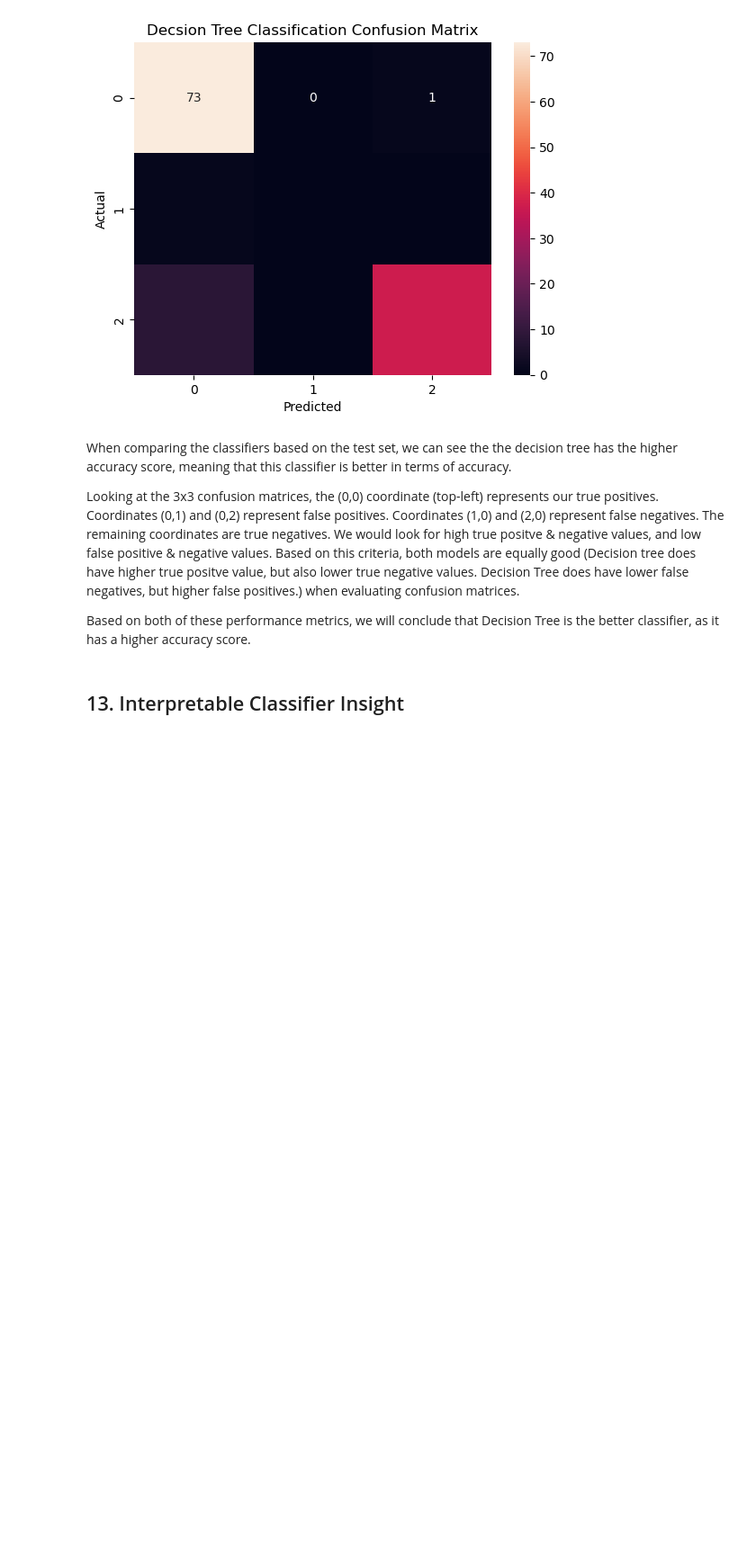
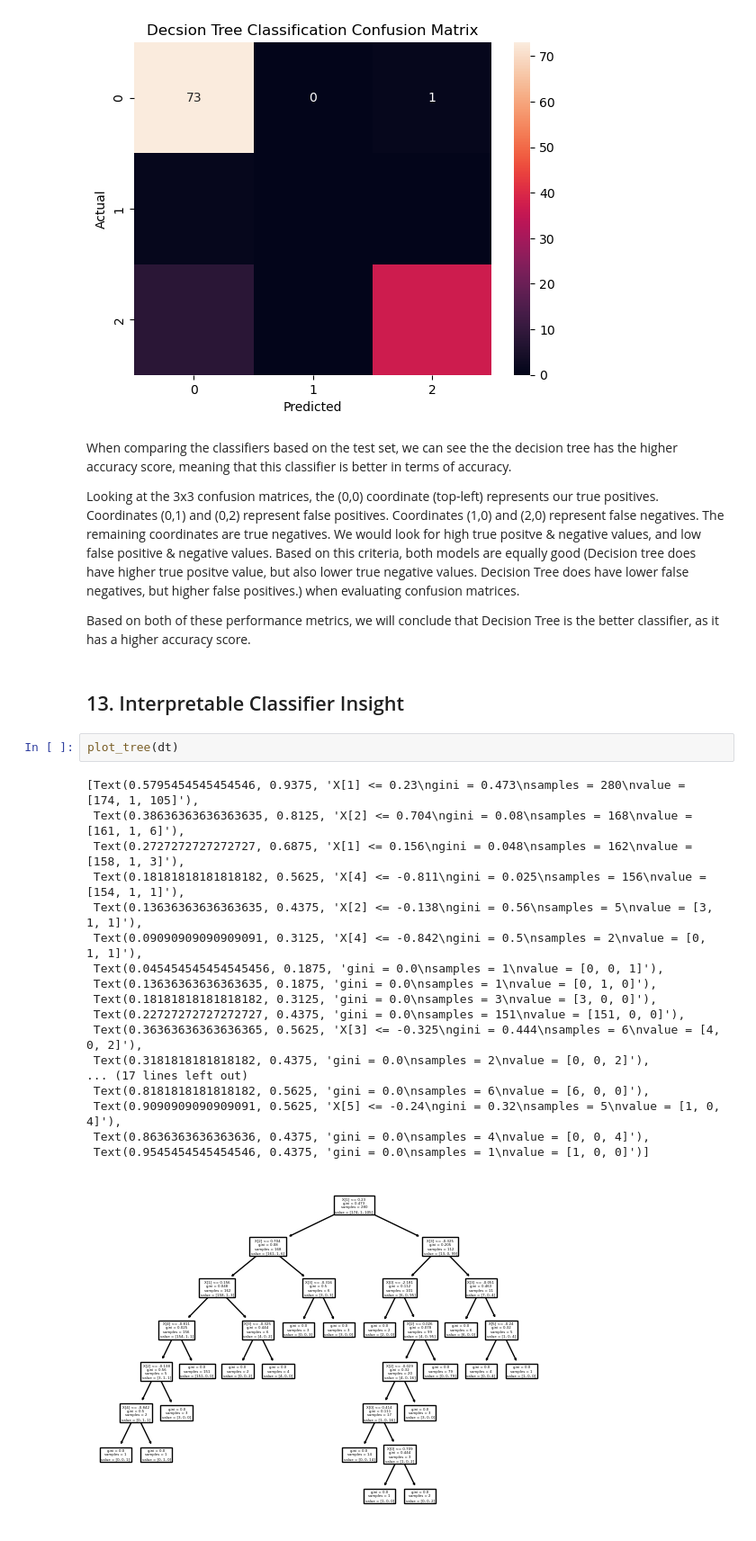
Before and after one commit to rkazim/demo1, a Jupyter notebook: assignment6.ipynb, the cells around one changed output. Shown: that part at 90% size. Saved outputs shown, nothing was run; the diff lists cells and outputs as text; blank space fills up the shorter version.

```diff
--- a/assignment6.ipynb
+++ b/assignment6.ipynb
@@ -294,3 +294,24 @@ Looking at the 3x3 confusion matrices, the (0,0) coordinate (top-left) represent
 Based on both of these performance metrics, we will conclude that Decision Tree is the better classifier, as it has a higher accuracy score.
 # %% [markdown]
 ## 13. Interpretable Classifier Insight
+# %%
+plot_tree(dt)
+# %% [output]
+[Text(0.5795454545454546, 0.9375, 'X[1] <= 0.23\ngini = 0.473\nsamples = 280\nvalue = [174, 1, 105]'),
+ Text(0.38636363636363635, 0.8125, 'X[2] <= 0.704\ngini = 0.08\nsamples = 168\nvalue = [161, 1, 6]'),
+ Text(0.2727272727272727, 0.6875, 'X[1] <= 0.156\ngini = 0.048\nsamples = 162\nvalue = [158, 1, 3]'),
+ Text(0.18181818181818182, 0.5625, 'X[4] <= -0.811\ngini = 0.025\nsamples = 156\nvalue = [154, 1, 1]'),
+ Text(0.13636363636363635, 0.4375, 'X[2] <= -0.138\ngini = 0.56\nsamples = 5\nvalue = [3, 1, 1]'),
+ Text(0.09090909090909091, 0.3125, 'X[4] <= -0.842\ngini = 0.5\nsamples = 2\nvalue = [0, 1, 1]'),
+ Text(0.045454545454545456, 0.1875, 'gini = 0.0\nsamples = 1\nvalue = [0, 0, 1]'),
+ Text(0.13636363636363635, 0.1875, 'gini = 0.0\nsamples = 1\nvalue = [0, 1, 0]'),
+ Text(0.18181818181818182, 0.3125, 'gini = 0.0\nsamples = 3\nvalue = [3, 0, 0]'),
+ Text(0.22727272727272727, 0.4375, 'gini = 0.0\nsamples = 151\nvalue = [151, 0, 0]'),
+ Text(0.36363636363636365, 0.5625, 'X[3] <= -0.325\ngini = 0.444\nsamples = 6\nvalue = [4, 0, 2]'),
+ Text(0.3181818181818182, 0.4375, 'gini = 0.0\nsamples = 2\nvalue = [0, 0, 2]'),
+... (17 lines left out)
+ Text(0.8181818181818182, 0.5625, 'gini = 0.0\nsamples = 6\nvalue = [6, 0, 0]'),
+ Text(0.9090909090909091, 0.5625, 'X[5] <= -0.24\ngini = 0.32\nsamples = 5\nvalue = [1, 0, 4]'),
+ Text(0.8636363636363636, 0.4375, 'gini = 0.0\nsamples = 4\nvalue = [0, 0, 4]'),
+ Text(0.9545454545454546, 0.4375, 'gini = 0.0\nsamples = 1\nvalue = [1, 0, 0]')]
+[figure, added]
```
Also changed, not shown: parts of 5 cells of this notebook.
